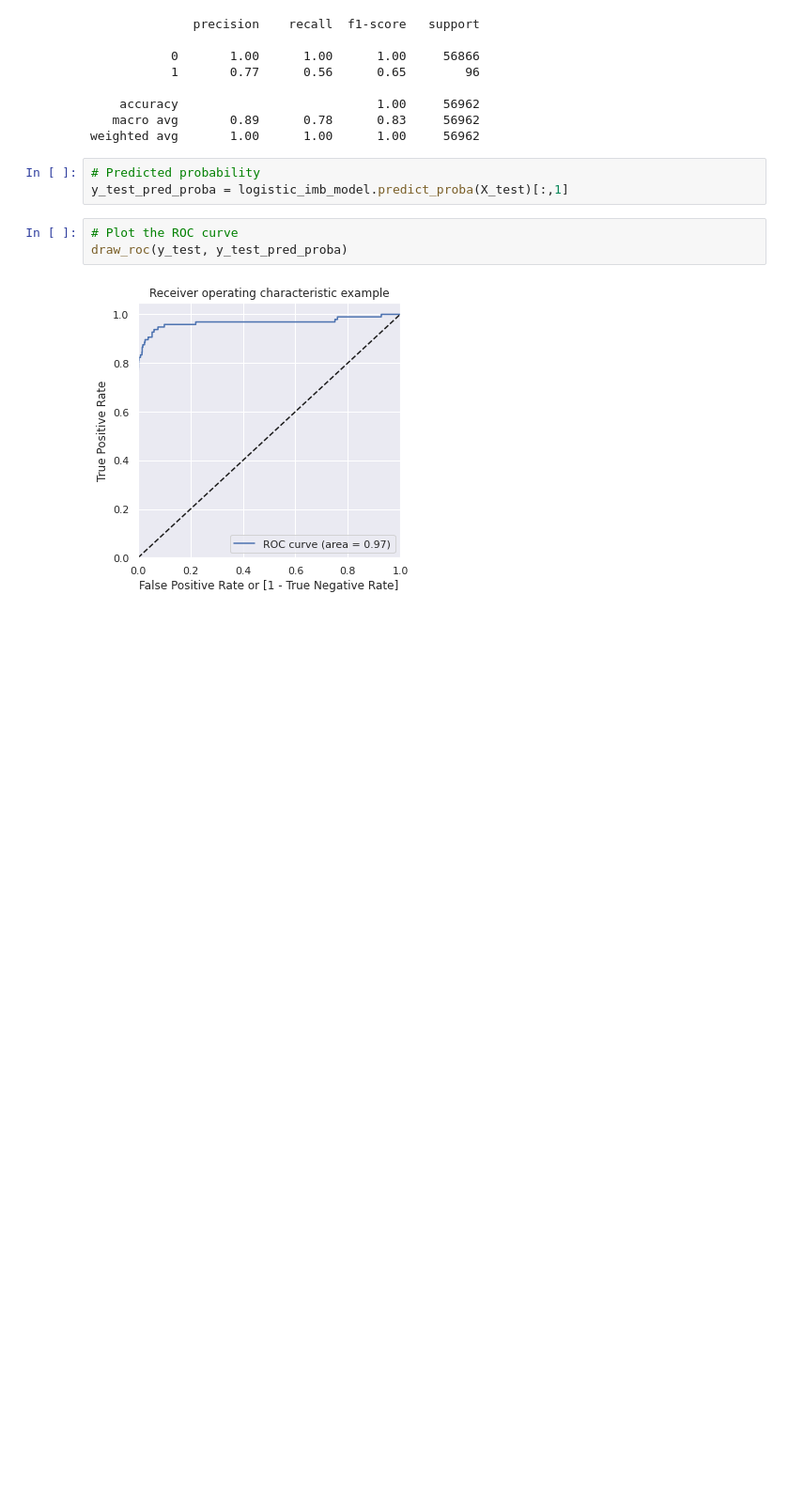
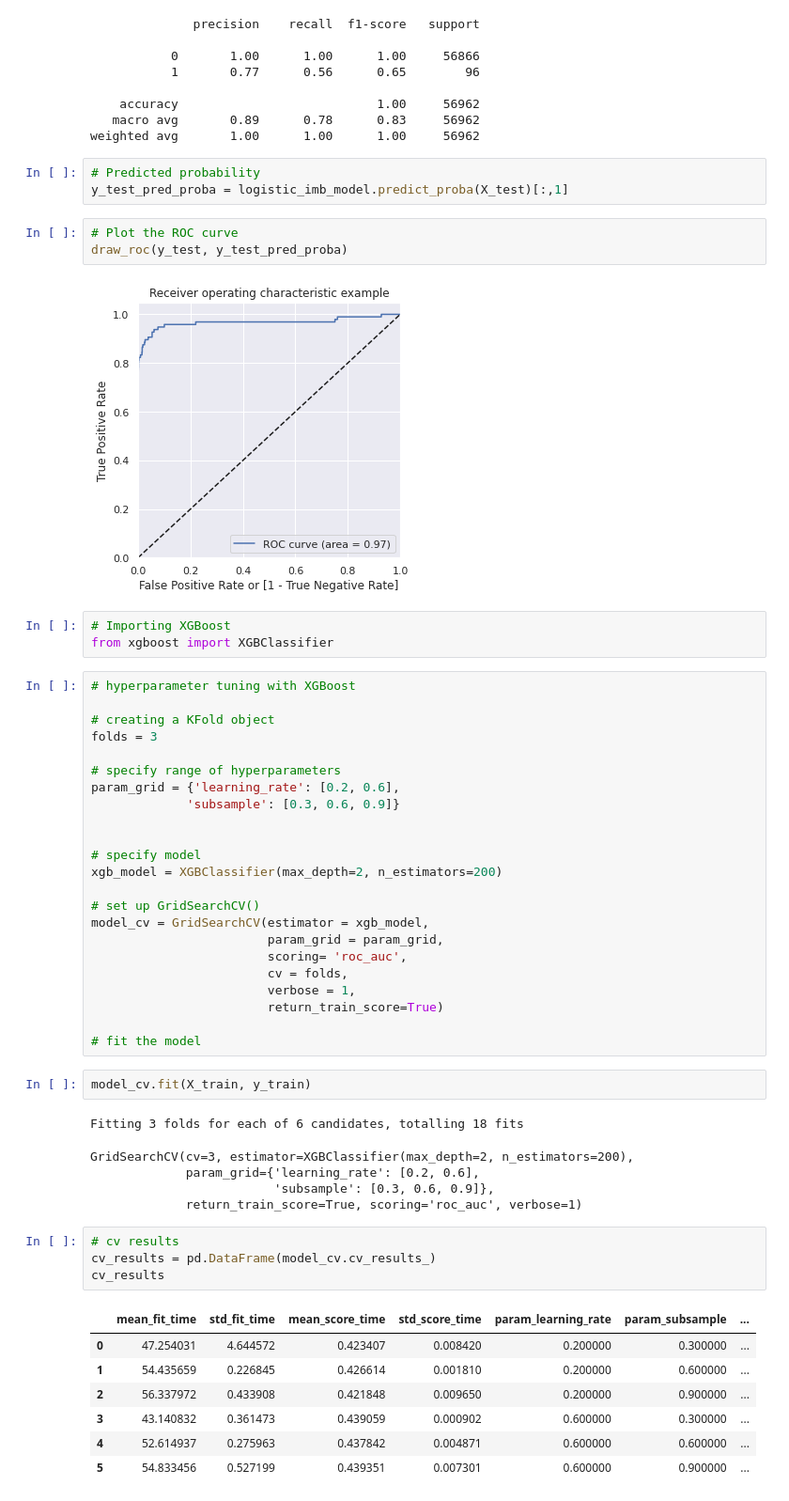
Before and after one commit to vikashmaheshwari97/CCFD, a Jupyter notebook: Untitled4.ipynb, the cells around one changed output. Shown at 94% size. Cells and saved outputs as stored; diff of their text form; blank space fills up the shorter version.

```diff
--- a/Untitled4.ipynb
+++ b/Untitled4.ipynb
@@ -440,3 +436,49 @@ y_test_pred_proba = logistic_imb_model.predict_proba(X_test)[:,1]
 draw_roc(y_test, y_test_pred_proba)
 # %% [output]
 [figure]
+# %%
+# Importing XGBoost
+from xgboost import XGBClassifier
+# %%
+# hyperparameter tuning with XGBoost
+
+# creating a KFold object
+folds = 3
+
+# specify range of hyperparameters
+param_grid = {'learning_rate': [0.2, 0.6],
+             'subsample': [0.3, 0.6, 0.9]}
+
+
+# specify model
+xgb_model = XGBClassifier(max_depth=2, n_estimators=200)
+
+# set up GridSearchCV()
+model_cv = GridSearchCV(estimator = xgb_model,
+                        param_grid = param_grid,
+                        scoring= 'roc_auc',
+                        cv = folds,
+                        verbose = 1,
+                        return_train_score=True)
+
+# fit the model
+# %%
+model_cv.fit(X_train, y_train)
+# %% [output]
+Fitting 3 folds for each of 6 candidates, totalling 18 fits
+GridSearchCV(cv=3, estimator=XGBClassifier(max_depth=2, n_estimators=200),
+             param_grid={'learning_rate': [0.2, 0.6],
+                         'subsample': [0.3, 0.6, 0.9]},
+             return_train_score=True, scoring='roc_auc', verbose=1)
+# %%
+# cv results
+cv_results = pd.DataFrame(model_cv.cv_results_)
+cv_results
+# %% [output]
+|  | mean_fit_time | std_fit_time | mean_score_time | std_score_time | param_learning_rate | param_subsample | ... |
+| 0 | 47.254031 | 4.644572 | 0.423407 | 0.008420 | 0.200000 | 0.300000 | ... |
+| 1 | 54.435659 | 0.226845 | 0.426614 | 0.001810 | 0.200000 | 0.600000 | ... |
+| 2 | 56.337972 | 0.433908 | 0.421848 | 0.009650 | 0.200000 | 0.900000 | ... |
+| 3 | 43.140832 | 0.361473 | 0.439059 | 0.000902 | 0.600000 | 0.300000 | ... |
+| 4 | 52.614937 | 0.275963 | 0.437842 | 0.004871 | 0.600000 | 0.600000 | ... |
+| 5 | 54.833456 | 0.527199 | 0.439351 | 0.007301 | 0.600000 | 0.900000 | ... |
```
Also changed, not shown: parts of 4 cells of this notebook.
